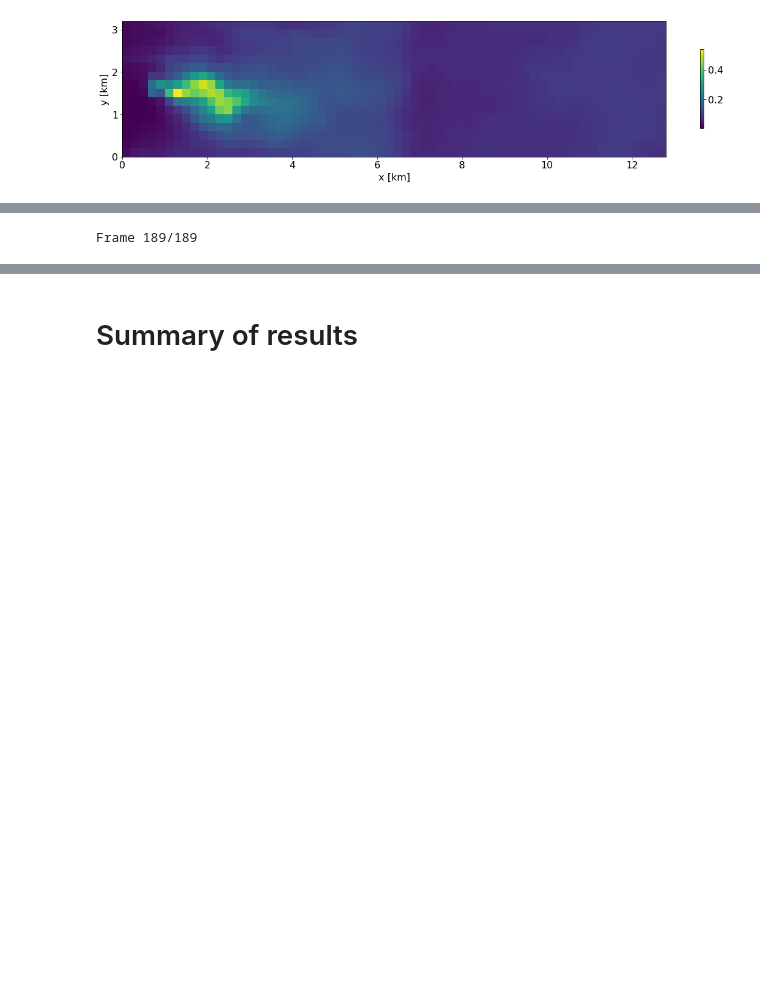
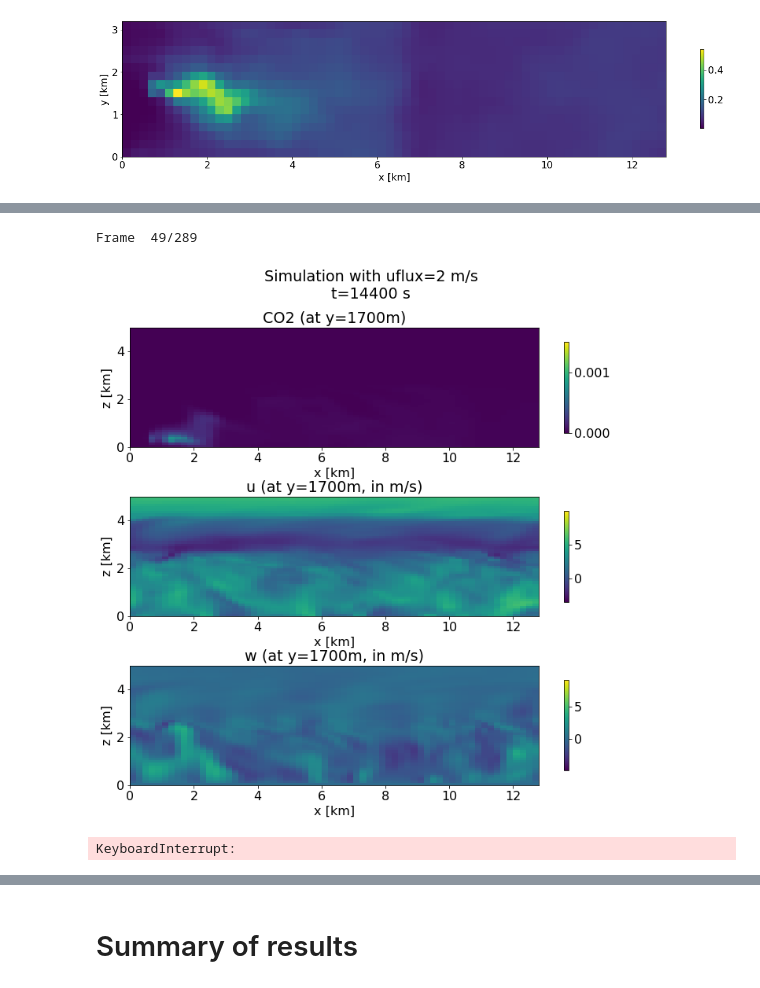
Before and after one commit to GeorgTrede/microhh, a Jupyter notebook: cases/jaenschwalde/jaenschwalde_eval.ipynb, the cells around one changed output, grey strips where cells are left out. Cells and saved outputs as stored; diff of their text form; code cells hidden in the pictures; blank space fills up the shorter version.

```diff
--- a/cases/jaenschwalde/jaenschwalde_eval.ipynb
+++ b/cases/jaenschwalde/jaenschwalde_eval.ipynb
@@ -183,44 +184,46 @@ w = np.load("npy_files/w_xz.npy")
 co2_min, co2_max = np.min(co2), np.max(co2)
 u_min, u_max = np.min(u), np.max(u)
 u_range = u_max - u_min
 u_min, u_max = u_min + 0.1*u_range, u_max - 0.1*u_range
 w_min, w_max = np.min(w), np.max(w)
 w_range = w_max - w_min
 w_min, w_max = w_min + 0.1*w_range, w_max - 0.1*w_range
 
 for i in range(len(co2)):
     print(f"\rFrame {i+1:3d}/{len(co2):3d}", end="")
     plt.figure(figsize=(10, 10))
     plt.suptitle(f"Simulation with uflux={uflux} m/s\nt={i*300} s")
     plt.subplot(3, 1, 1)
-    plt.imshow(co2[i, :, 0, :], origin="lower", vmin=0, vmax=co2_max*0.8, extent=[0, 12.8, 0, 5.0],
+    plt.imshow(co2[i, :, 1, :], origin="lower", vmin=0, vmax=co2_max*0.8, extent=[0, 12.8, 0, 5.0],
     aspect=0.75)
-    plt.title("CO2 (at y=1.6km)")
+    plt.title(f"CO2 (at y={int(y[1])}m)")
     plt.xlabel("x [km]")
     plt.ylabel("z [km]")
     plt.colorbar(shrink=0.7)
     plt.subplot(3, 1, 2)
-    plt.imshow(u[i, :, 0, :], origin="lower", vmin=u_min, vmax=u_max, extent=[0, 12.8, 0, 5.0],
+    plt.imshow(u[i, :, 1, :], origin="lower", vmin=u_min, vmax=u_max, extent=[0, 12.8, 0, 5.0],
     aspect=0.75)
-    plt.title("u (at y=1.6km, in m/s)")
+    plt.title(f"u (at y={int(y[1])}m, in m/s)")
     plt.xlabel("x [km]")
     plt.ylabel("z [km]")
     plt.colorbar(shrink=0.7)
     plt.subplot(3, 1, 3)
-    plt.imshow(w[i, :, 0, :], origin="lower", vmin=w_min, vmax=w_max, extent=[0, 12.8, 0, 5.0],
+    plt.imshow(w[i, :, 1, :], origin="lower", vmin=w_min, vmax=w_max, extent=[0, 12.8, 0, 5.0],
     aspect=0.75)
-    plt.title("w (at y=1.6km, in m/s)")
+    plt.title(f"w (at y={int(y[1])}m, in m/s)")
     plt.xlabel("x [km]")
     plt.ylabel("z [km]")
     plt.colorbar(shrink=0.7)
     plt.tight_layout()
-    plt.savefig(f"../frames/xz_{i:04d}.png")
-    plt.close()
-    # plt.pause(0.01)
-    # clear_output(wait=True)
+    # plt.savefig(f"../frames/xz_{i:04d}.png")
+    # plt.close()
+    plt.pause(1.0)
+    clear_output(wait=True)
 print()
 # %% [output]
-Frame 189/189
+Frame  49/289
+[figure, added]
+KeyboardInterrupt:
 # %%
 # make video with all frames using ffmpeg with 10 fps
 !ffmpeg -y -r 7 -i ../frames/xz_%04d.png -c:v libx264 -vf fps=30 -pix_fmt yuv420p ../xz_{res}_uflux{uflux}.mp4
```
Also changed, not shown: parts of 11 cells of this notebook, 22 other files.
